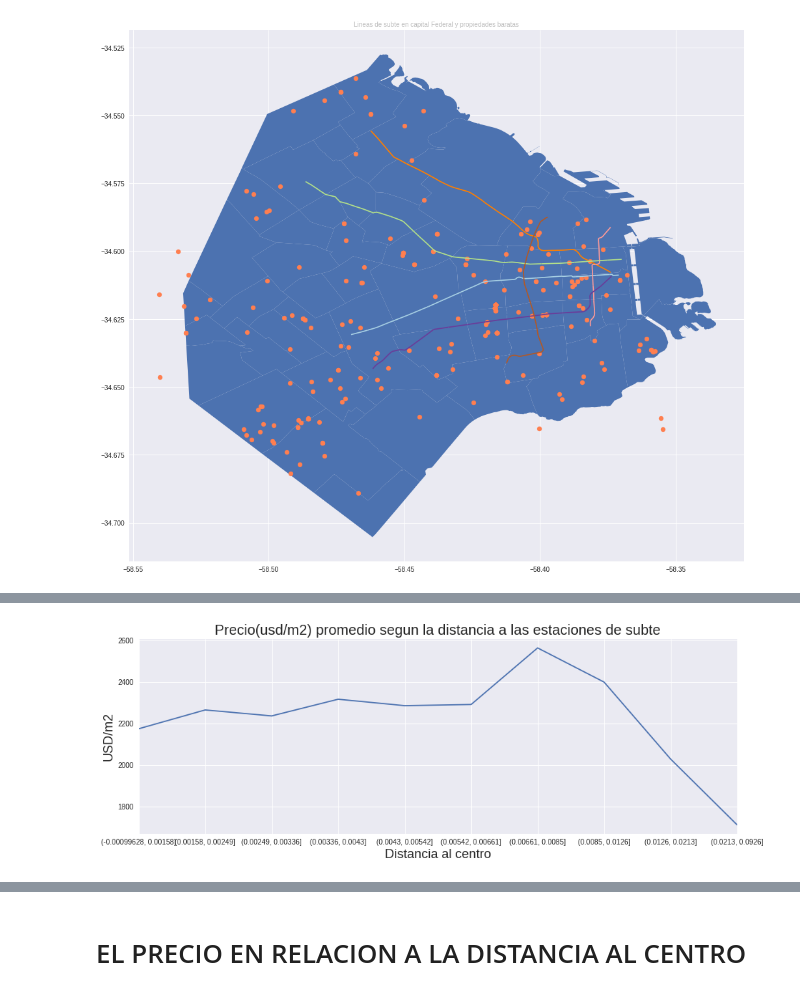
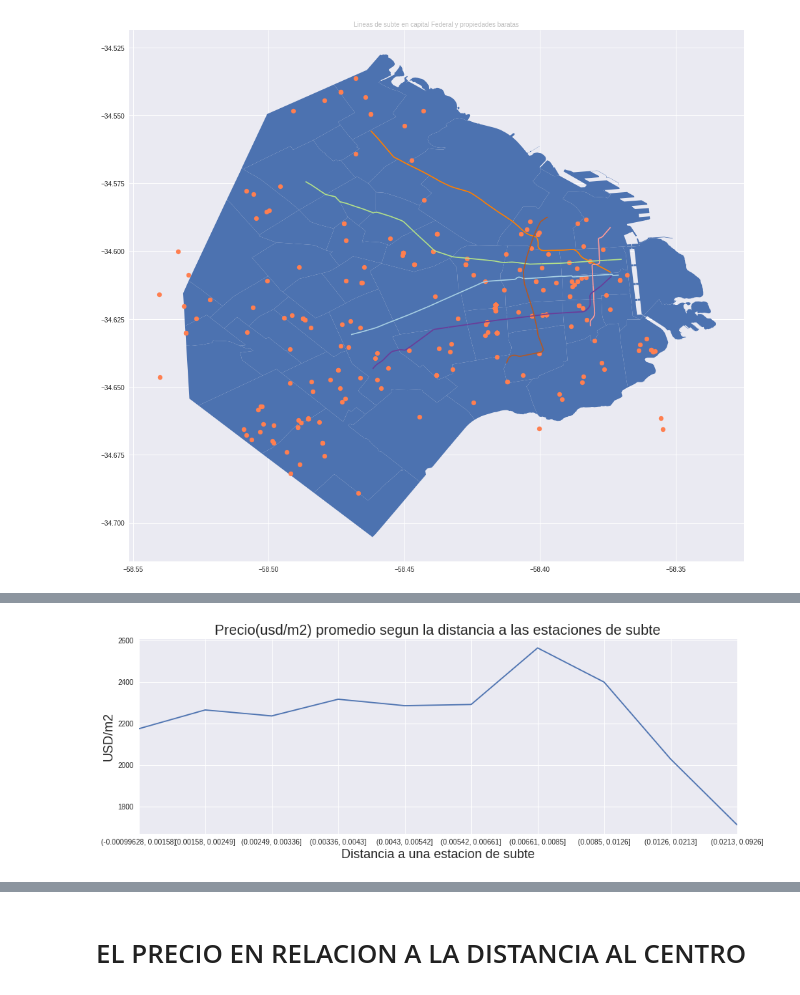
Before and after one commit to jazminferreiro-zz/orgaTP1, a Jupyter notebook: Analisis exploratorio Properati .ipynb, the cells around one changed output, grey strips where cells are left out. Drawn from its saved outputs; the diff is of its cells as text; code cells hidden in the pictures.

Commit message:
distancia a estaciones de subte

```diff
--- a/Analisis exploratorio Properati .ipynb
+++ b/Analisis exploratorio Properati .ipynb
@@ -589,17 +592,28 @@ estaciones_csv = pd.read_csv('../tp1/data_extra/subte/estaciones-de-subte.csv',
 estaciones_csv = estaciones_csv.rename(columns={'Y':'lat'})
 estaciones_csv = estaciones_csv.rename(columns={'X':'lon'})
 
-def get_distance(lat1,lon1,lat2,lon2):
-    return math.sqrt((lat1-lat2)**2 +(lon2-lon1)**2)
-
 def get_min_dist_to_station(lat,lon):
     min_dist = 1000
+    linea = ""
     for index, row in estaciones_csv.iterrows():
         new_distance = get_distance(lat,lon,row['lat'], row['lon'])
         if(new_distance < min_dist):
             min_dist = new_distance
-    return min_dist
+            linea = row['LINEA']
+    return (min_dist,linea)
+# %%
+properati_subtes = properati_xy.loc[properati_xy.state_name.str.contains("Capital Federal", na=False), ['lat','lon','price_usd_per_m2'] ]
+distances = []
+lineas = []
+for index, row in properati_subtes.iterrows():
+    lat = row['lat']
+    lon = row['lon']
+    distance, linea = get_min_dist_to_station(lat,lon)
+    distances.append(distance)
+    lineas.append(linea)
 # %%
 properati_subtes = properati_xy.loc[properati_xy.state_name.str.contains("Capital Federal", na=False), ['lat','lon','price_usd_per_m2'] ]
-len(properati_subtes)
+properati_subtes['distance'] = distances
+properati_subtes['linea'] = lineas
+properati_subtes.tail()
 # %% [output]
@@ -613,3 +625,0 @@ for index, row in properati_subtes.iterrows():
-# %%
-properati_subtes['distances'] = distances
-properati_subtes.tail()
@@ -623,9 +626,9 @@ properati_subtes.tail()
 # %%
-properati_subtes['bin'] = pd.qcut(properati_subtes.distances, 10)
+properati_subtes['bin'] = pd.qcut(properati_subtes.distance, 10)
 graph = properati_subtes.groupby('bin').mean()['price_usd_per_m2'].plot(figsize=(15,5));
 graph.set_title("Precio(usd/m2) promedio segun la distancia a las estaciones de subte", fontsize=20)
-graph.set_xlabel("Distancia al centro", fontsize=18)
+graph.set_xlabel("Distancia a una estacion de subte", fontsize=18)
 graph.set_ylabel("USD/m2", fontsize=18)
 plt.show()
 # %% [output]
-[figure, old version]
+[figure, new version]
```
Also changed, not shown: parts of 9 cells of this notebook.
